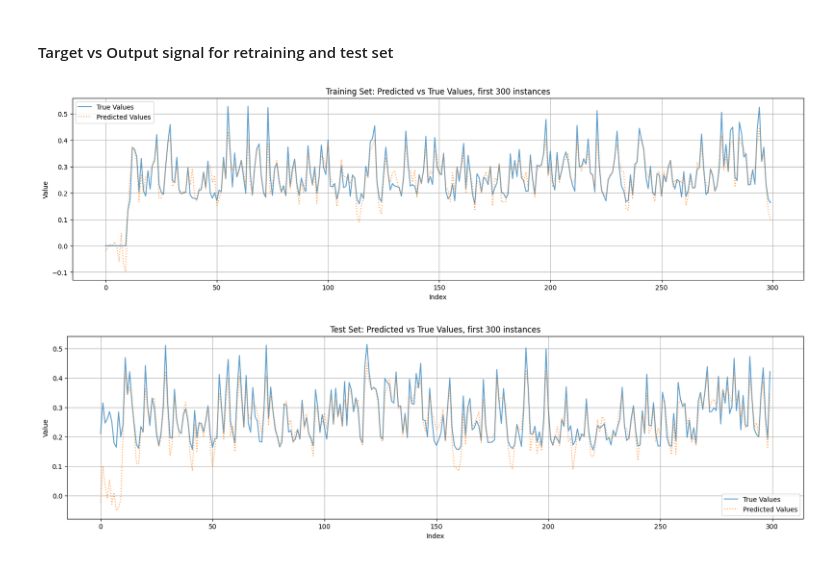
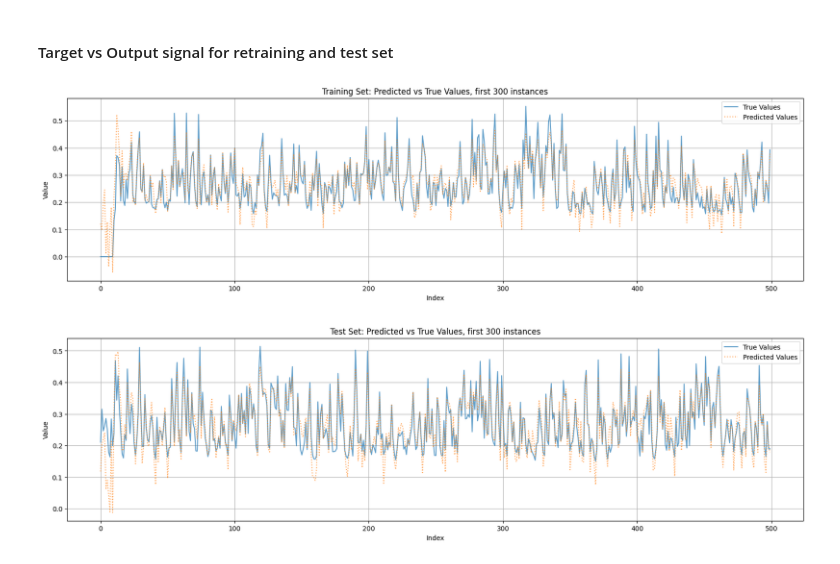
Before and after one commit to francealip/cns_lab, a Jupyter notebook: LAB3_2/main.ipynb, the cells around one changed output. Drawn from its saved outputs; the diff is of its cells as text; code cells hidden in the pictures.

```diff
--- a/LAB3_2/main.ipynb
+++ b/LAB3_2/main.ipynb
@@ -56,8 +56,8 @@ from learning import parallel_grid_search
 config = import_parameters("esn.yaml")
 
 best_model, train_loss, val_loss, best_params = parallel_grid_search(
-    random_iter=300,
-    n_iter=5,
+    random_iter=500,
+    n_iter=1,
     config=config,
     x_train=x_train,
     y_train=y_train,
@@ -105,13 +105,13 @@ best_model.fit(
 # %%
 from utils import plot_predictions
 
 from utils import plot_predictions
 
 y_train_pred = best_model.forward(x_retrain)
-plot_predictions(y_train, y_train_pred, "Training Set: Predicted vs True Values, first 300 instances", 300)
+plot_predictions(y_retrain, y_train_pred, "Training Set: Predicted vs True Values, first 300 instances", 0, 500)
 
 y_test_pred = best_model.forward(x_test)
-plot_predictions(y_test, y_test_pred, "Test Set: Predicted vs True Values, first 300 instances", 300)
+plot_predictions(y_test, y_test_pred, "Test Set: Predicted vs True Values, first 300 instances", 0, 500)
 # %% [output]
-[figure, old version]
+[figure, new version]
-[figure, old version]
+[figure, new version]
```
Also changed, not shown: parts of 3 cells of this notebook, 4 other files.
